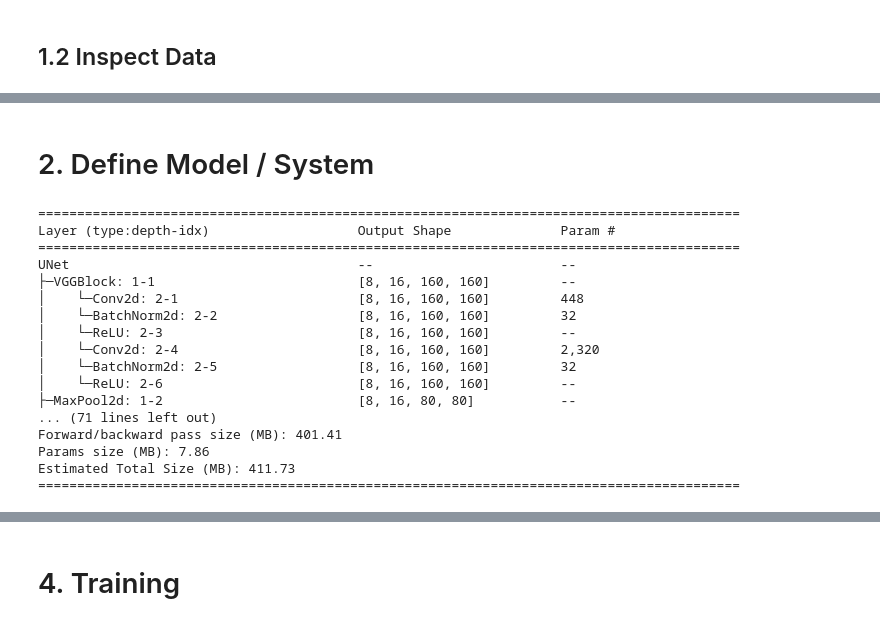
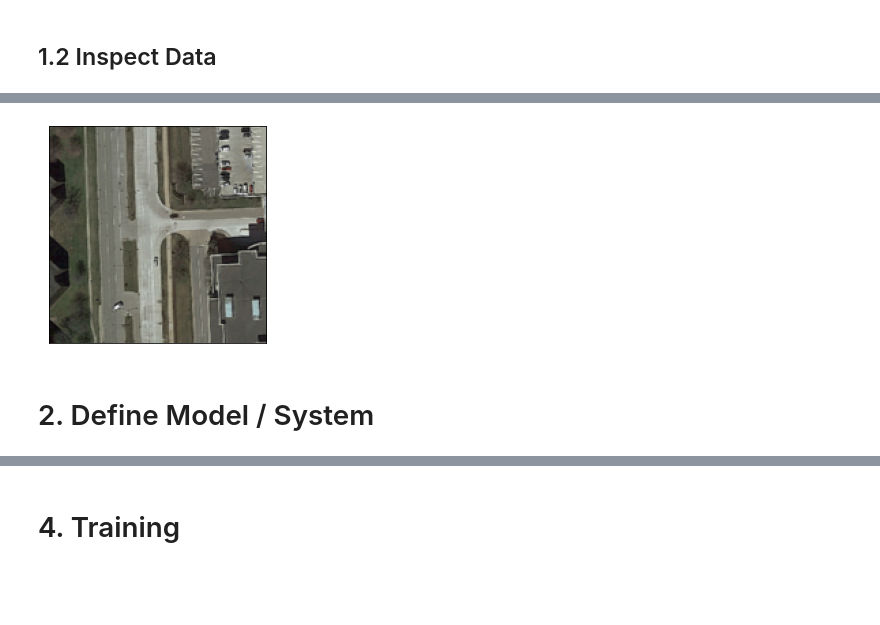
Before and after one commit to ehratjon/cil_2021, a Jupyter notebook: lightning.ipynb, the cells around one changed output, grey strips where cells are left out. Cells and saved outputs as stored; diff of their text form; code cells hidden in the pictures; blank space fills up the shorter version.

```diff
--- a/lightning.ipynb
+++ b/lightning.ipynb
@@ -79,3 +71,7 @@ for x, v in zip(X, y):
+# %%
+show_image(imgs[0][0])
+# %% [output]
+[figure, added]
 # %% [markdown]
 # 2. Define Model / System
 # %%
@@ -88,20 +83,0 @@ system = SemanticSegmentationSystem(model, road_data)
-# %%
-summary(model, input_size=(8, 3, 160, 160))
-# %% [output]
-==========================================================================================
-Layer (type:depth-idx)                   Output Shape              Param #
-==========================================================================================
-UNet                                     --                        --
-├─VGGBlock: 1-1                          [8, 16, 160, 160]         --
-│    └─Conv2d: 2-1                       [8, 16, 160, 160]         448
-│    └─BatchNorm2d: 2-2                  [8, 16, 160, 160]         32
-│    └─ReLU: 2-3                         [8, 16, 160, 160]         --
-│    └─Conv2d: 2-4                       [8, 16, 160, 160]         2,320
-│    └─BatchNorm2d: 2-5                  [8, 16, 160, 160]         32
-│    └─ReLU: 2-6                         [8, 16, 160, 160]         --
-├─MaxPool2d: 1-2                         [8, 16, 80, 80]           --
-... (71 lines left out)
-Forward/backward pass size (MB): 401.41
-Params size (MB): 7.86
-Estimated Total Size (MB): 411.73
-==========================================================================================
```
Also changed, not shown: parts of 47 cells of this notebook, 4 other files.
